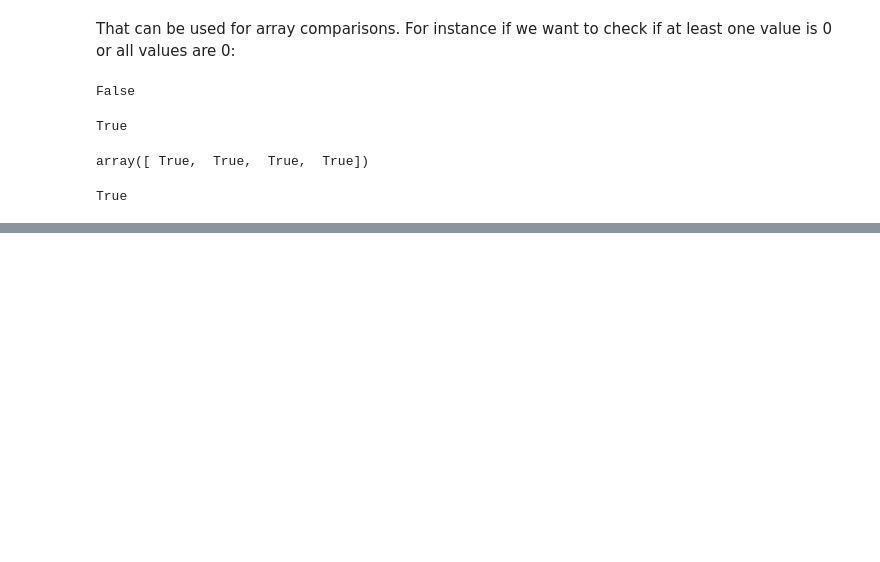
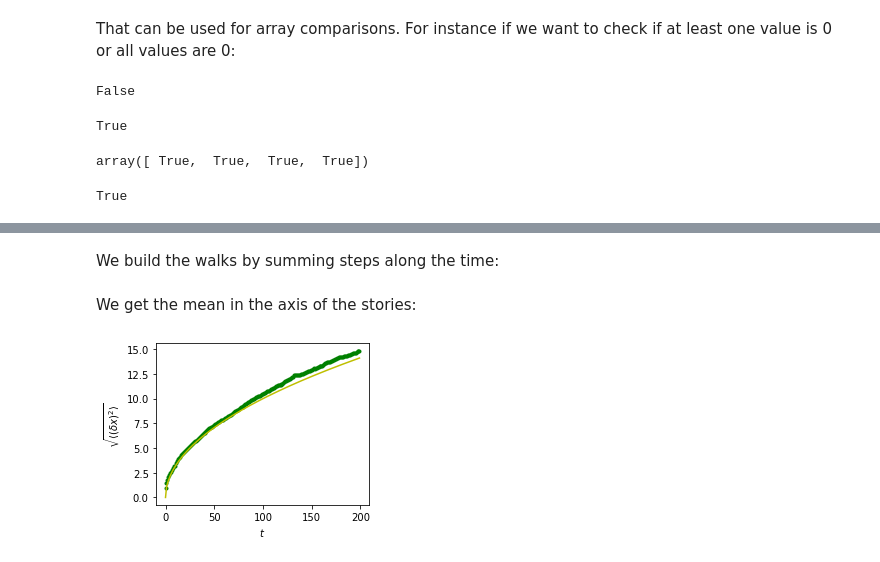
Before and after one commit to skacem/Learning-Machine-Learning, a Jupyter notebook: Scipy-Lecture-Notes/101_numpy_array_object.ipynb, the cells around one changed output, grey strips where cells are left out. Saved outputs shown, nothing was run; the diff lists cells and outputs as text; code cells hidden in the pictures; blank space fills up the shorter version.

Commit message:
add 1D random walk example

```diff
--- a/Scipy-Lecture-Notes/101_numpy_array_object.ipynb
+++ b/Scipy-Lecture-Notes/101_numpy_array_object.ipynb
@@ -526,0 +539,6 @@ True
+# %%
+# number of walkers
+n_stories = 1000
+
+# time during which we follow the walker
+t_max = 200
@@ -526,0 +547,4 @@ True
+# %%
+t = np.arange(t_max)
+# +1 because the high value is exclusive
+steps = 2 * np.random.randint(0, 1 + 1, (n_stories, t_max)) - 1
@@ -526,0 +561,17 @@ True
+# %% [markdown]
+We build the walks by summing steps along the time:
+# %%
+positions = np.cumsum(steps, axis=1) # axis = 1: dimension of time
+sq_distance = positions**2
+# %% [markdown]
+We get the mean in the axis of the stories:
+# %%
+mean_sq_distance = np.mean(sq_distance, axis=0)
+# %%
+plt.figure(figsize=(4, 3))
+plt.plot(t, np.sqrt(mean_sq_distance), 'g.', t, np.sqrt(t), 'y-')
+plt.xlabel(r"$t$")
+plt.ylabel(r"$\sqrt{\langle (\delta x)^2 \rangle}$")
+plt.tight_layout() # provide sufficient space for labels
+# %% [output]
+[figure, added]
```
Also changed, not shown: parts of 6 cells of this notebook.
